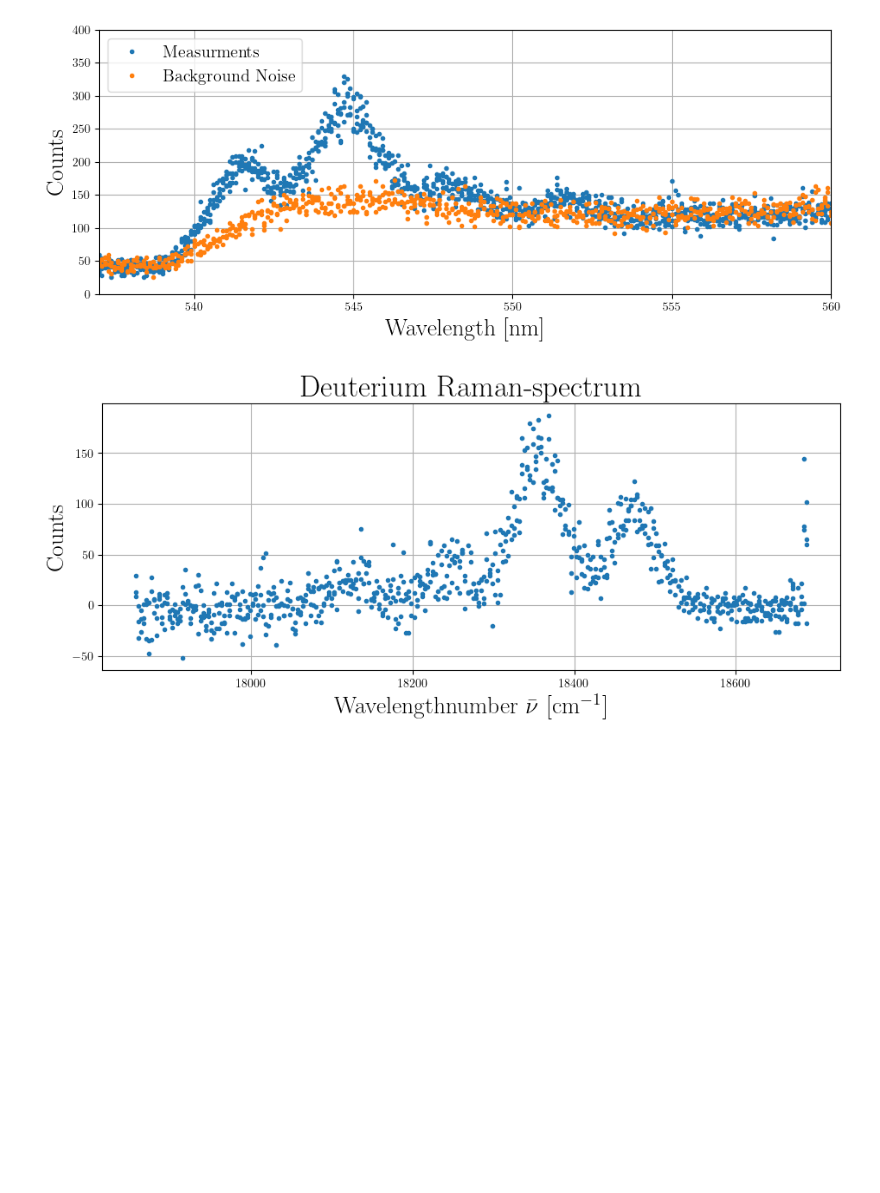
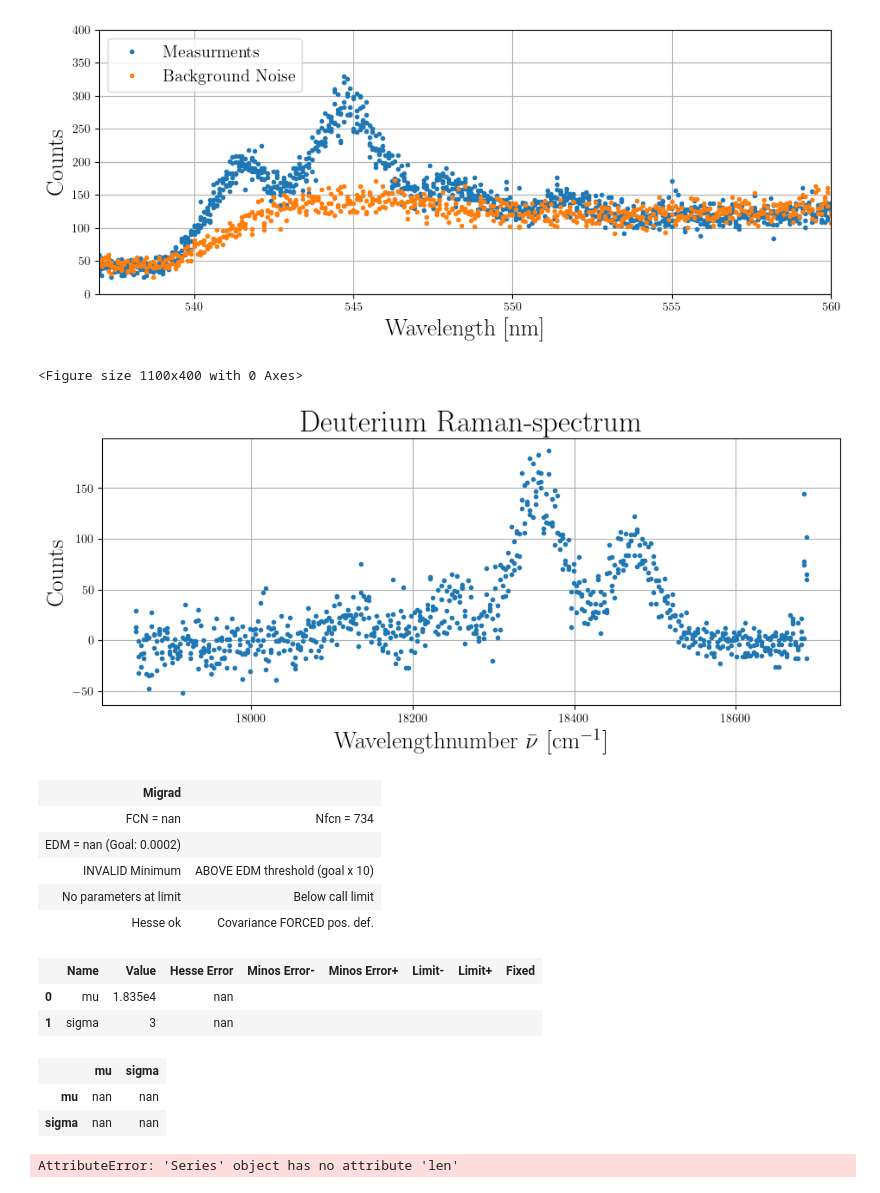
Before and after one commit to ParisHuth/FP, a Jupyter notebook: F43/protocoll.ipynb, the cells around one changed output. Saved outputs shown, nothing was run; the diff lists cells and outputs as text; code cells hidden in the pictures; blank space fills up the shorter version.

Commit message:
Working on peak

```diff
--- a/F43/protocoll.ipynb
+++ b/F43/protocoll.ipynb
@@ -246,7 +247,9 @@ plt.show()
 [figure]
 # %%
 fig = plt.figure(figsize=(11,4))
-plt.errorbar(1/D2_data["wavelength"]*10**7, D2_data["counts"]- D2_Underground_data["counts"],
+count_cor =  D2_data["counts"]- D2_Underground_data["counts"]
+barnu = 1/D2_data["wavelength"]*10**7 #cm-1
+plt.errorbar(barnu,count_cor,
              linestyle='None', fmt='.')
 
 #plt.legend(fontsize='x-large', loc='best')
@@ -256,7 +259,8 @@ plt.xlabel(r"Wavelengthnumber $\bar{\nu}$ [cm$^{-1}$]", fontsize=20)
 plt.ylabel("Counts ", fontsize=20)
 
 #plt.ylim(-0.10,200)
-#plt.xlim(537,560)
+#plt.xlim(18100,18450)
 plt.show()
 # %% [output]
+<Figure size 1100x400 with 0 Axes>
 [figure]
@@ -262,0 +292,53 @@ plt.show()
+# %%
+from scipy import signal
+
+def gauss(x, mu, sigma):
+    return 1/np.sqrt(2*np.pi*sigma**2)*np.exp(-(x-mu)**2/(2*sigma**2))
+
+def Lorenz(x, m, Gamma):
+    y = np.sqrt(m**2*(m**2+Gamma**2))
+    k = 2*np.sqrt(2)*m*Gamma*y/(np.pi*np.sqrt(m**2 + y))
+    n = (x**2 - m**2)**2+m**2*Gamma**2
+    return k/n
+
+def convolution(x, mu,sigma,m,Gamma):
+    norm = gauss(x, mu, sigma)
+    lorentz =Lorenz(x, m, Gamma)
+    return signal.convolve(norm, Lorenz)
+# %%
+# define location of peaks
+peak1 = (barnu > 18422) & (barnu < 18522)
+peak2 = (barnu> 18290) & (barnu < 18422)
+peak3 = (barnu > 18210) & (barnu < 18283)
+peak4 = (barnu > 18070) & (barnu< 18180)
+# %%
+
+from iminuit import Minuit, cost
+
+nu_fit = barnu[peak1]
+count_fit = count_cor[peak1]
+error = 0.05*np.ones_like(count_fit)
+
+chi_2 = cost.LeastSquares(nu_fit, count_fit, error, model = gauss)
+gauss.errordef = Minuit.LEAST_SQUARES
+minuit = Minuit(chi_2, mu=18350, sigma=3)
+minuit.strategy = 1
+minuit.migrad()
+# %% [output]
+| Migrad |  |
+| FCN = nan | Nfcn = 734 |
+| EDM = nan (Goal: 0.0002) |  |
+| INVALID Minimum | ABOVE EDM threshold (goal x 10) |
+| No parameters at limit | Below call limit |
+| Hesse ok | Covariance FORCED pos. def. |
+|  | Name | Value | Hesse Error | Minos Error- | Minos Error+ | Limit- | Limit+ | Fixed |
+| 0 | mu | 1.835e4 | nan |  |  |  |  |  |
+| 1 | sigma | 3 | nan |  |  |  |  |  |
+|  | mu | sigma |
+| mu | nan | nan |
+| sigma | nan | nan |
+# %%
+from scipy.optimize import curve_fit
+popt, pcov = curve_fit(gauss,nu_fit,count_fit)
+# %% [output]
+AttributeError: 'Series' object has no attribute 'len'
```
Also changed, not shown: parts of 2 cells of this notebook.
